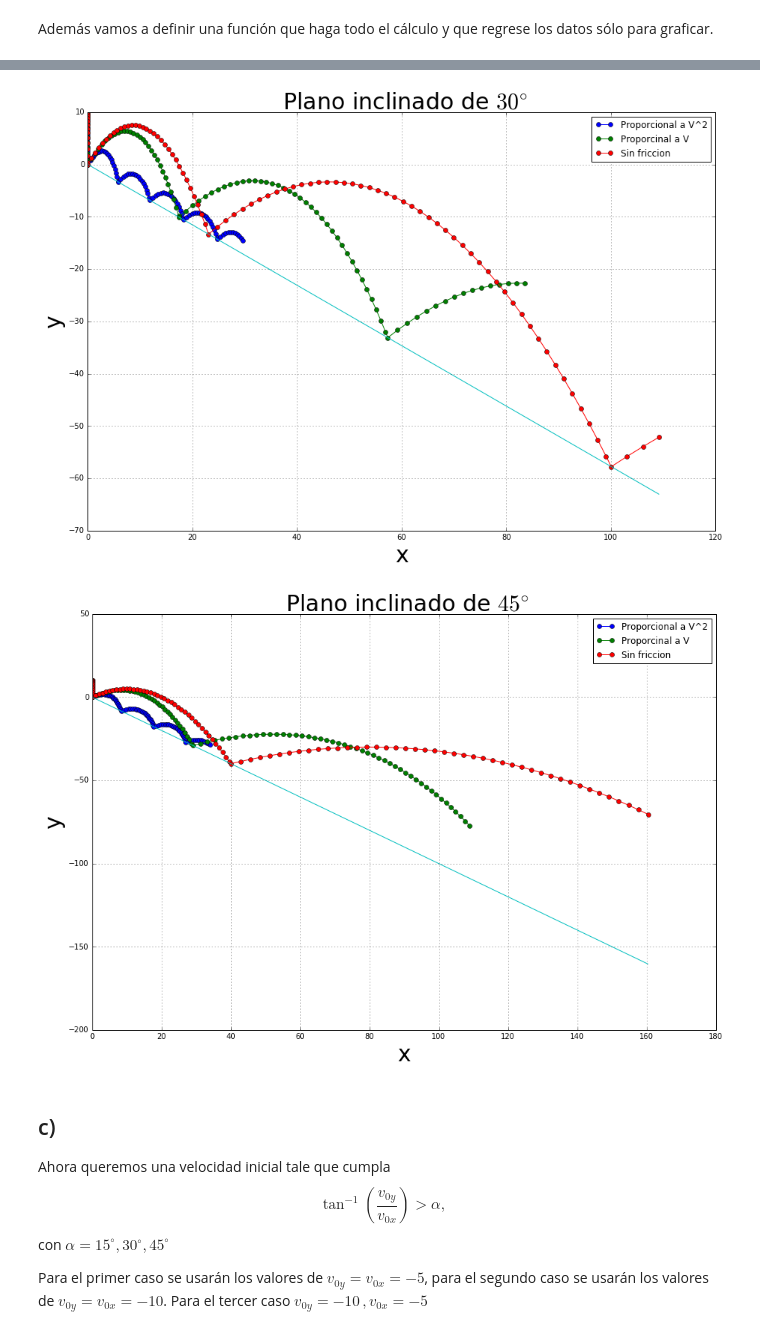
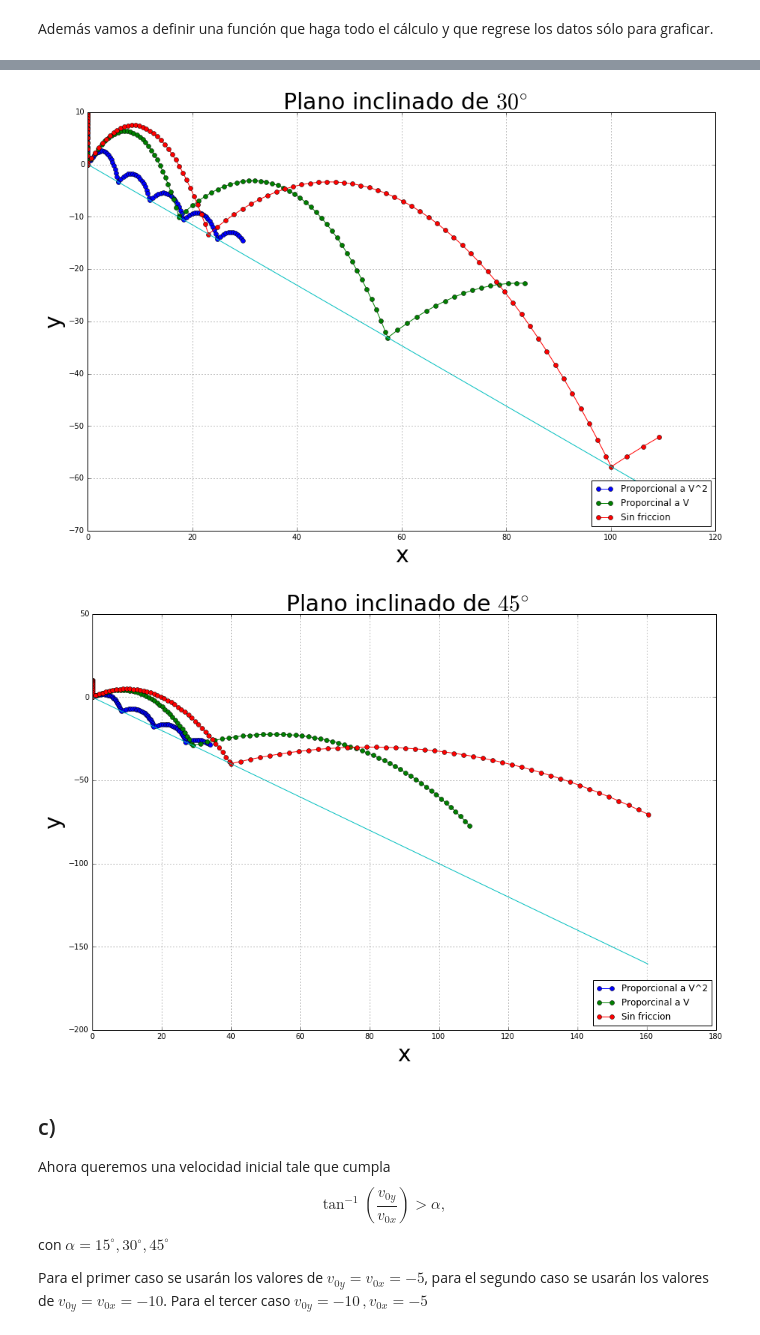
Before and after one commit to jaurrutia/tareas_computacional, a Jupyter notebook: Tarea_2/Tarea_2_Ejercicio_3-Copy2.ipynb, the cells around one changed output, grey strips where cells are left out. Drawn from its saved outputs; the diff is of its cells as text; code cells hidden in the pictures.

```diff
--- a/Tarea_2/Tarea_2_Ejercicio_3-Copy2.ipynb
+++ b/Tarea_2/Tarea_2_Ejercicio_3-Copy2.ipynb
@@ -127,15 +131,15 @@ Veremos el caso para el plano con un ángulo de $0^{\circ}$, $15^{\circ}$, $30^{
 # %%
+inicio = [0,10, 5, 5]
+angulo = 0.
+
 fig, ax = plt.subplots(figsize=(15, 10))
 grid(True)
 title(r' Plano inclinado de $0^{\circ}$',fontsize = 30),xlabel('x',fontsize=30),ylabel('y',fontsize = 30)
 
-modelos = [0 , fric_v, fric_v2]
-etiquetas = ['Sin friccion','Proporcinal a V','Proporcional a V^2']
-
 for i in xrange(len(modelos)):
-    trayectoria = datos_graf([0,10,5,5],0,modelos[i])
-    plot(trayectoria[:,0],trayectoria[:,1],'o-', label = str(etiquetas[i]))
-plot(trayectoria[:,0],plano(trayectoria[:,0],0))
+    trayectoria = datos_graf(inicio,angulo,modelos[2-i])
+    plot(trayectoria[:,0],trayectoria[:,1],'o-', label = str(etiquetas[2-i]))
+plot(trayectoria[:,0],plano(trayectoria[:,0],angulo))
 ax.legend(loc='lower right')
 show()
 # %% [output]
@@ -143,15 +147,15 @@ show()
 # %%
+inicio = [0,10, 0, 0]
+angulo = 15
+
 fig, ax = plt.subplots(figsize=(15, 10))
 grid(True)
 title(r' Plano inclinado de $15^{\circ}$',fontsize = 30),xlabel('x',fontsize=30),ylabel('y',fontsize = 30)
 
-modelos = [0 , fric_v, fric_v2]
-etiquetas = ['Sin friccion','Proporcinal a V','Proporcional a V^2']
-
 for i in xrange(len(modelos)):
-    trayectoria = datos_graf([0,10,0,0],15,modelos[2-i])
-    plot(trayectoria[:,0],trayectoria[:,1],'o-',label = str(etiquetas[2-i]))
-plot(trayectoria[:,0],plano(trayectoria[:,0],15))
-ax.legend(loc='upper right')
+    trayectoria = datos_graf(inicio,angulo,modelos[2-i])
+    plot(trayectoria[:,0],trayectoria[:,1],'o-', label = str(etiquetas[2-i]))
+plot(trayectoria[:,0],plano(trayectoria[:,0],angulo))
+ax.legend(loc='lower right')
 show()
 # %% [output]
@@ -159,35 +163,35 @@ show()
 # %%
+inicio = [0,10, 0, 0]
+angulo = 30
+
 fig, ax = plt.subplots(figsize=(15, 10))
 grid(True)
 title(r' Plano inclinado de $30^{\circ}$',fontsize = 30),xlabel('x',fontsize=30),ylabel('y',fontsize = 30)
 
-modelos = [0 , fric_v, fric_v2]
-etiquetas = ['Sin friccion','Proporcinal a V','Proporcional a V^2']
-
 for i in xrange(len(modelos)):
-    trayectoria = datos_graf([0,10,0,0],30,modelos[2-i])
-    plot(trayectoria[:,0],trayectoria[:,1],'o-',label = str(etiquetas[2-i]))
-plot(trayectoria[:,0],plano(trayectoria[:,0],30))
-ax.legend(loc='upper right')
+    trayectoria = datos_graf(inicio,angulo,modelos[2-i])
+    plot(trayectoria[:,0],trayectoria[:,1],'o-', label = str(etiquetas[2-i]))
+plot(trayectoria[:,0],plano(trayectoria[:,0],angulo))
+ax.legend(loc='lower right')
 show()
 # %% [output]
-[figure, old version]
+[figure, new version]
 # %%
+inicio = [0,10, 0, 0]
+angulo = 45
+
 fig, ax = plt.subplots(figsize=(15, 10))
 grid(True)
 title(r' Plano inclinado de $45^{\circ}$',fontsize = 30),xlabel('x',fontsize=30),ylabel('y',fontsize = 30)
 
-modelos = [0 , fric_v, fric_v2]
-etiquetas = ['Sin friccion','Proporcinal a V','Proporcional a V^2']
-
 for i in xrange(len(modelos)):
-    trayectoria = datos_graf([0,10,0,0],45,modelos[2-i])
-    plot(trayectoria[:,0],trayectoria[:,1],'o-',label = str(etiquetas[2-i]))
-plot(trayectoria[:,0],plano(trayectoria[:,0],45))
-ax.legend(loc='upper right')
+    trayectoria = datos_graf(inicio,angulo,modelos[2-i])
+    plot(trayectoria[:,0],trayectoria[:,1],'o-', label = str(etiquetas[2-i]))
+plot(trayectoria[:,0],plano(trayectoria[:,0],angulo))
+ax.legend(loc='lower right')
 show()
 # %% [output]
-[figure, old version]
+[figure, new version]
 # %% [markdown]
 ## c)
 Ahora queremos una velocidad inicial tale que cumpla
```
Also changed, not shown: parts of 6 cells of this notebook, 1 other file.
